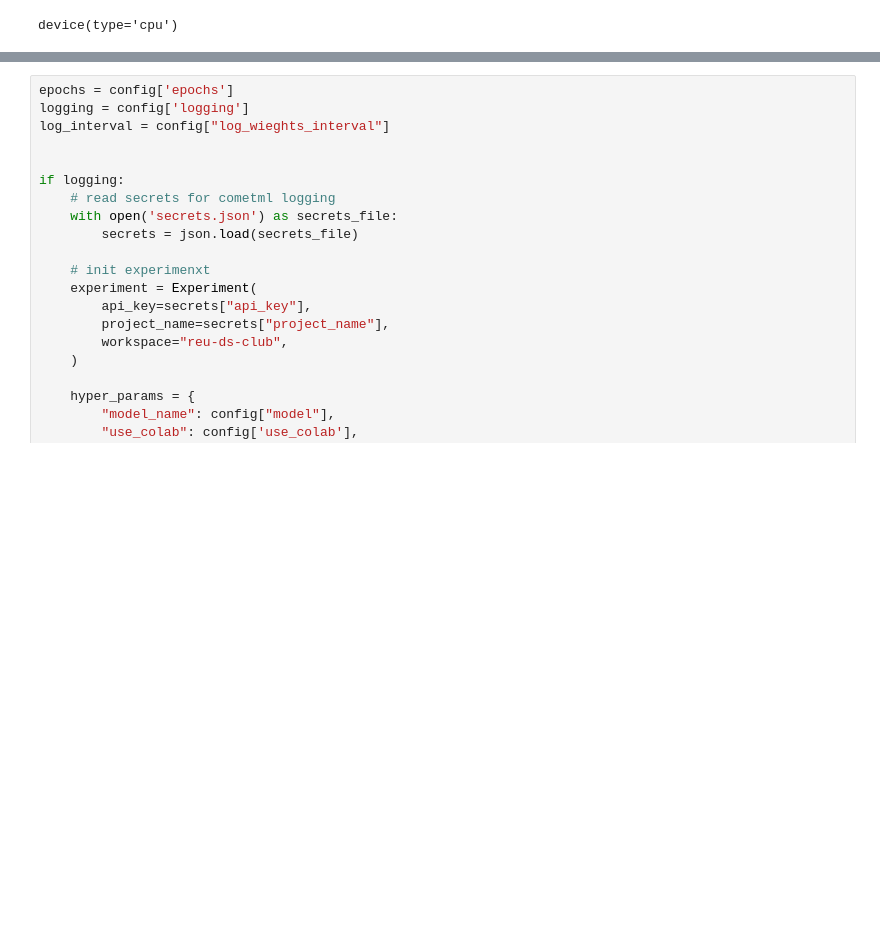
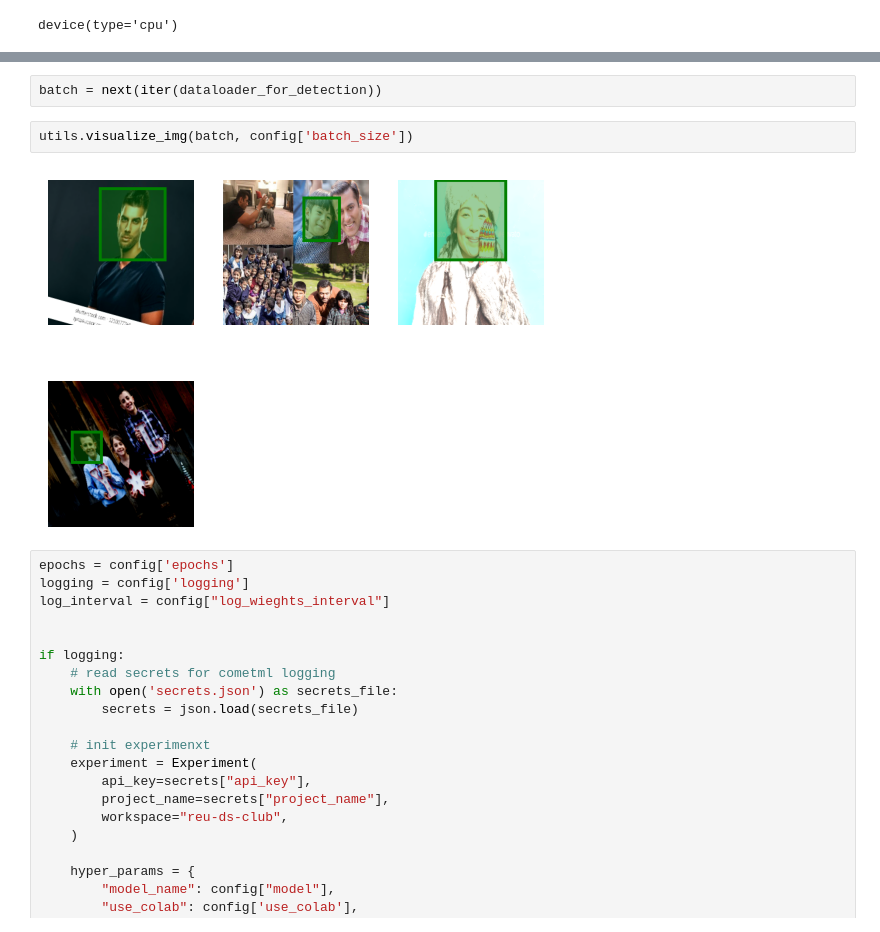
Before and after one commit to REU-DS-CLUB/Face_id_and_detection, a Jupyter notebook: main.ipynb, the cells around one changed output, grey strips where cells are left out. Cells and saved outputs as stored; diff of their text form; blank space fills up the shorter version.

Commit message:
Added changes to FaceDataset (returned self.height and self.width), added visualize_img function to utils

```diff
--- a/main.ipynb
+++ b/main.ipynb
@@ -59,3 +87,9 @@ detection_model.to(device)
+# %%
+batch = next(iter(dataloader_for_detection))
+# %%
+utils.visualize_img(batch, config['batch_size'])
+# %% [output]
+[figure, added]
 # %%
 epochs = config['epochs']
 logging = config['logging']
```
Also changed, not shown: parts of 3 cells of this notebook, 2 other files.
